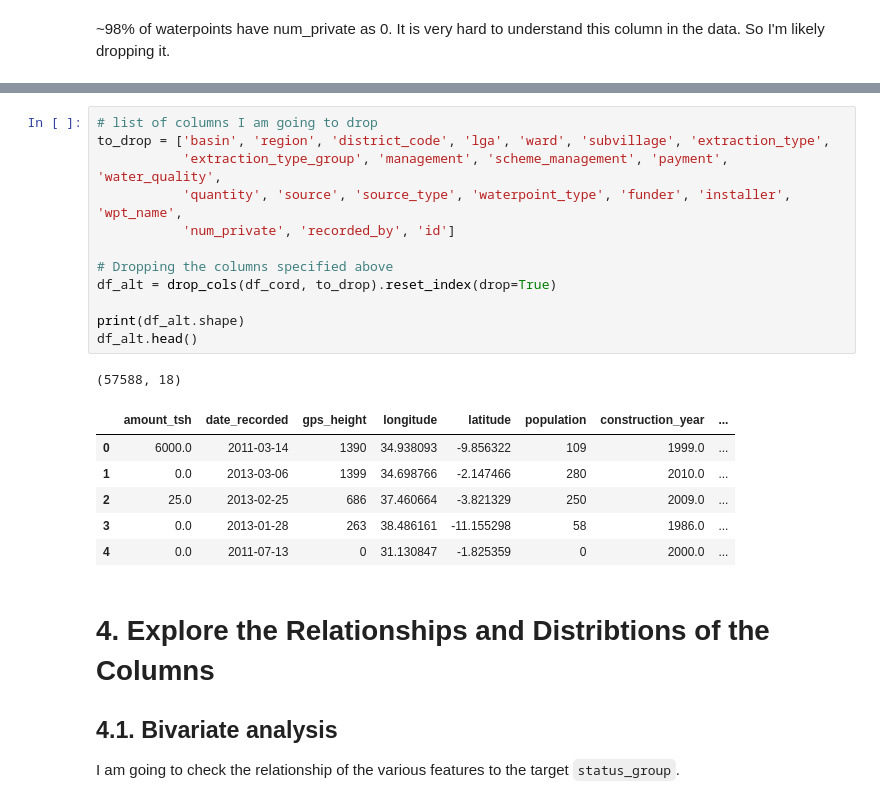
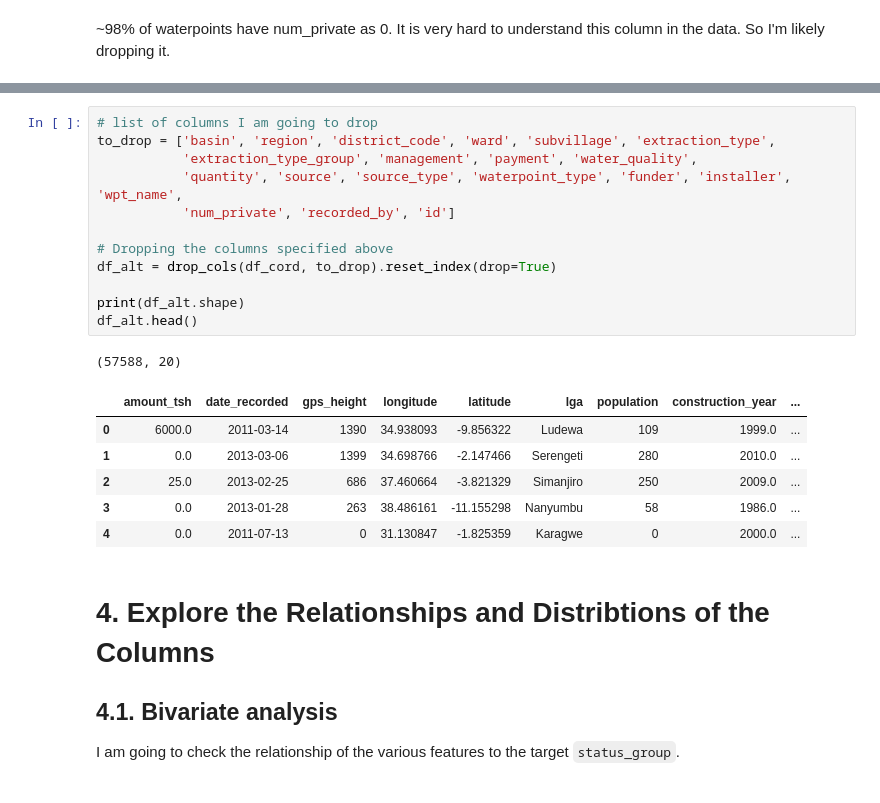
Before and after one commit to Nickimani/Water_wells_Project, a Jupyter notebook: Code/Water_wells EDA.ipynb, the cells around one changed output, grey strips where cells are left out. Cells and saved outputs as stored; diff of their text form.

```diff
--- a/Code/Water_wells EDA.ipynb
+++ b/Code/Water_wells EDA.ipynb
@@ -1162,24 +1234,24 @@ From the analysis above I have identified some features that are repetitions of
     - id
 # %%
 # list of columns I am going to drop
-to_drop = ['basin', 'region', 'district_code', 'lga', 'ward', 'subvillage', 'extraction_type',
-           'extraction_type_group', 'management', 'scheme_management', 'payment', 'water_quality',
+to_drop = ['basin', 'region', 'district_code', 'ward', 'subvillage', 'extraction_type',
+           'extraction_type_group', 'management', 'payment', 'water_quality',
            'quantity', 'source', 'source_type', 'waterpoint_type', 'funder', 'installer', 'wpt_name',
            'num_private', 'recorded_by', 'id']
 
 # Dropping the columns specified above
 df_alt = drop_cols(df_cord, to_drop).reset_index(drop=True)
 
 print(df_alt.shape)
 df_alt.head()
 # %% [output]
-(57588, 18)
+(57588, 20)
-|  | amount_tsh | date_recorded | gps_height | longitude | latitude | population | construction_year | ... |
-| 0 | 6000.0 | 2011-03-14 | 1390 | 34.938093 | -9.856322 | 109 | 1999.0 | ... |
-| 1 | 0.0 | 2013-03-06 | 1399 | 34.698766 | -2.147466 | 280 | 2010.0 | ... |
-| 2 | 25.0 | 2013-02-25 | 686 | 37.460664 | -3.821329 | 250 | 2009.0 | ... |
-| 3 | 0.0 | 2013-01-28 | 263 | 38.486161 | -11.155298 | 58 | 1986.0 | ... |
-| 4 | 0.0 | 2011-07-13 | 0 | 31.130847 | -1.825359 | 0 | 2000.0 | ... |
+|  | amount_tsh | date_recorded | gps_height | longitude | latitude | lga | population | construction_year | ... |
+| 0 | 6000.0 | 2011-03-14 | 1390 | 34.938093 | -9.856322 | Ludewa | 109 | 1999.0 | ... |
+| 1 | 0.0 | 2013-03-06 | 1399 | 34.698766 | -2.147466 | Serengeti | 280 | 2010.0 | ... |
+| 2 | 25.0 | 2013-02-25 | 686 | 37.460664 | -3.821329 | Simanjiro | 250 | 2009.0 | ... |
+| 3 | 0.0 | 2013-01-28 | 263 | 38.486161 | -11.155298 | Nanyumbu | 58 | 1986.0 | ... |
+| 4 | 0.0 | 2011-07-13 | 0 | 31.130847 | -1.825359 | Karagwe | 0 | 2000.0 | ... |
 # %% [markdown]
 # 4. Explore the Relationships and Distribtions of the Columns
 
```
Also changed, not shown: parts of 45 cells of this notebook, 3 other files.
